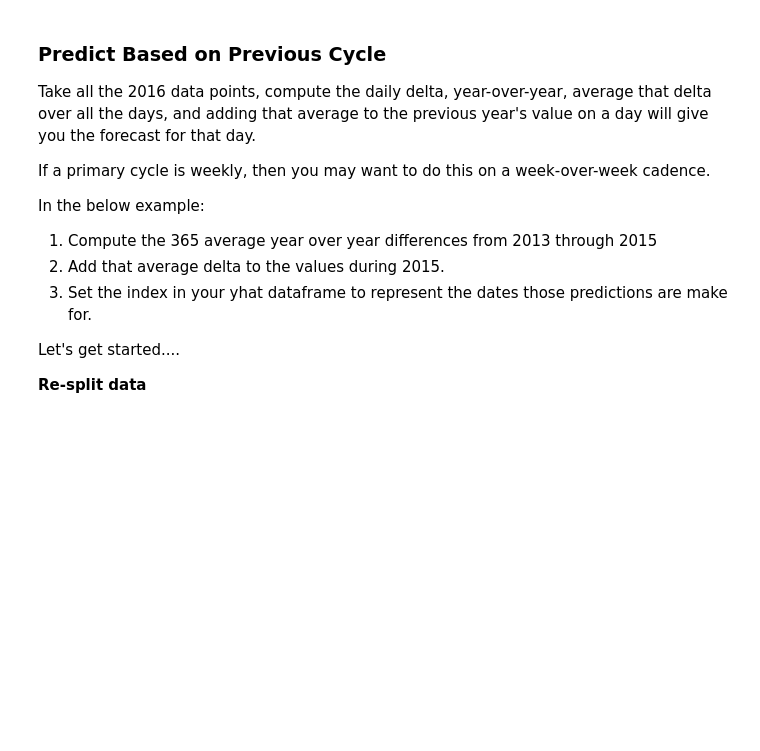
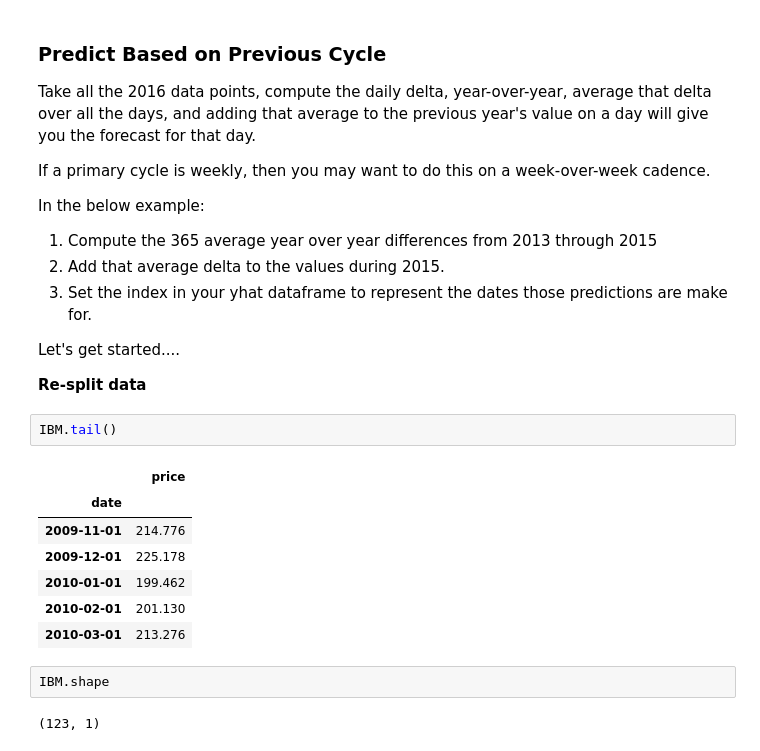
Before and after one commit to KwameTaylor/time-series-exercises, a Jupyter notebook: modeling-lesson-with-stock-data.ipynb, the cells around one changed output. Saved outputs shown, nothing was run; the diff lists cells and outputs as text; blank space fills up the shorter version.

```diff
--- a/modeling-lesson-with-stock-data.ipynb
+++ b/modeling-lesson-with-stock-data.ipynb
@@ -548,3 +544,17 @@ In the below example:
 Let's get started....
 
 **Re-split data**
+# %%
+IBM.tail()
+# %% [output]
+|  | price |
+| date |  |
+| 2009-11-01 | 214.776 |
+| 2009-12-01 | 225.178 |
+| 2010-01-01 | 199.462 |
+| 2010-02-01 | 201.130 |
+| 2010-03-01 | 213.276 |
+# %%
+IBM.shape
+# %% [output]
+(123, 1)
```
Also changed, not shown: parts of 20 cells of this notebook, 2 other files.
